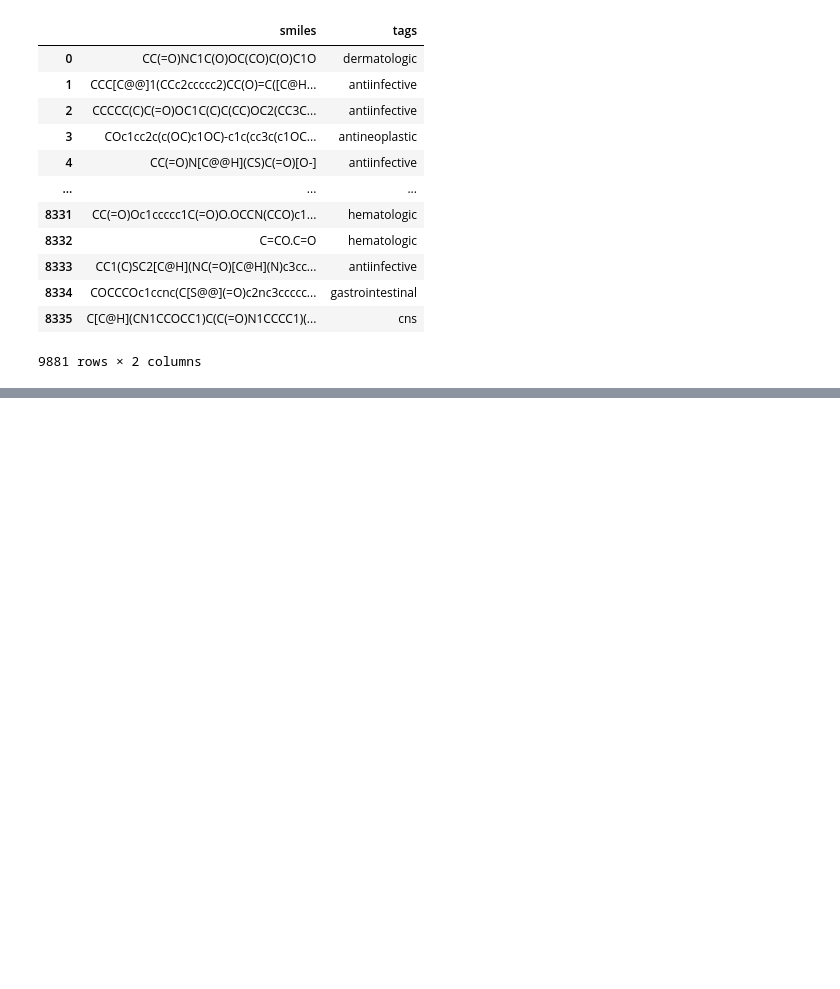
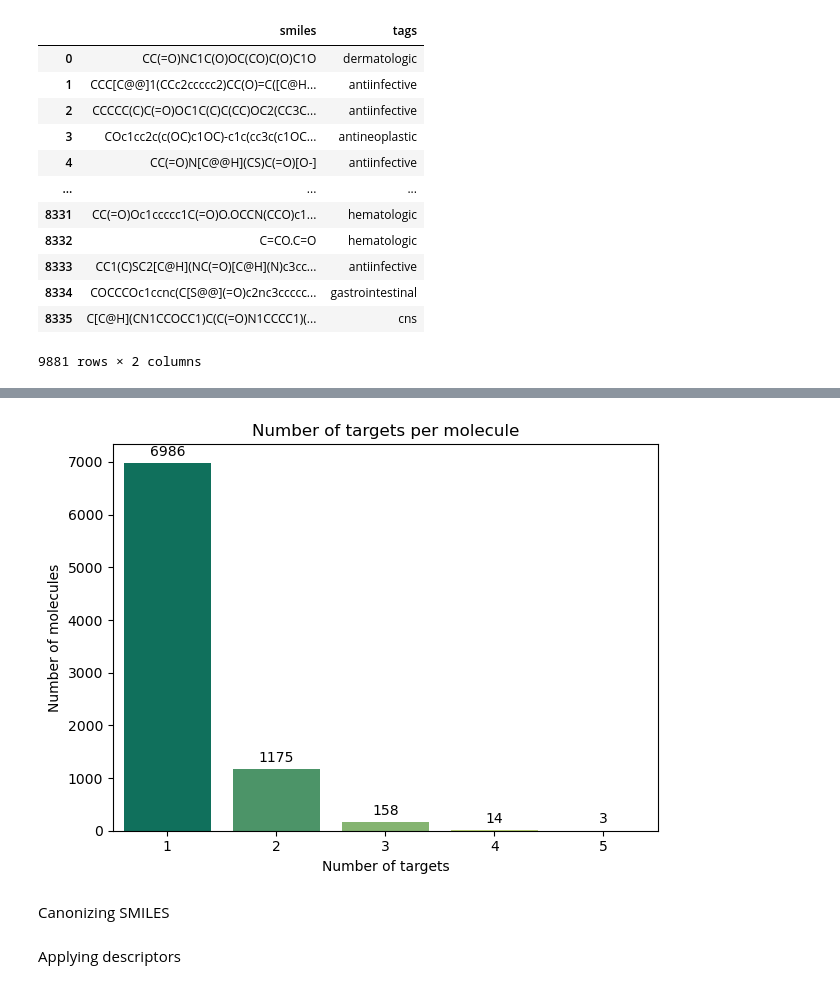
Before and after one commit to fkkarpinski/licencjat_git, a Jupyter notebook: notebook.ipynb, the cells around one changed output, grey strips where cells are left out. Cells and saved outputs as stored; diff of their text form; code cells hidden in the pictures; blank space fills up the shorter version.

```diff
--- a/notebook.ipynb
+++ b/notebook.ipynb
@@ -142,0 +45,18 @@ Passing `palette` without assigning `hue` is deprecated and will be removed in v
+# %%
+target_counts = (data.groupby("smiles")["tags"].nunique().value_counts().sort_index()).to_frame().reset_index()
+
+sns.barplot(data=target_counts, x="tags", y="count", palette="summer", hue="tags")
+
+for container in plt.gca().containers:
+    plt.gca().bar_label(container, fmt="%.0f", padding=3)
+
+plt.legend([], [], frameon=False)
+plt.ylabel("Number of molecules")
+plt.xlabel("Number of targets")
+plt.title("Number of targets per molecule")
+plt.tight_layout()
+plt.show()
+# %% [output]
+[figure, added]
+# %% [markdown]
+Canonizing SMILES
@@ -142,0 +68,2 @@ Passing `palette` without assigning `hue` is deprecated and will be removed in v
+# %% [markdown]
+Applying descriptors
```
Also changed, not shown: parts of 13 cells of this notebook, 1 other file.
